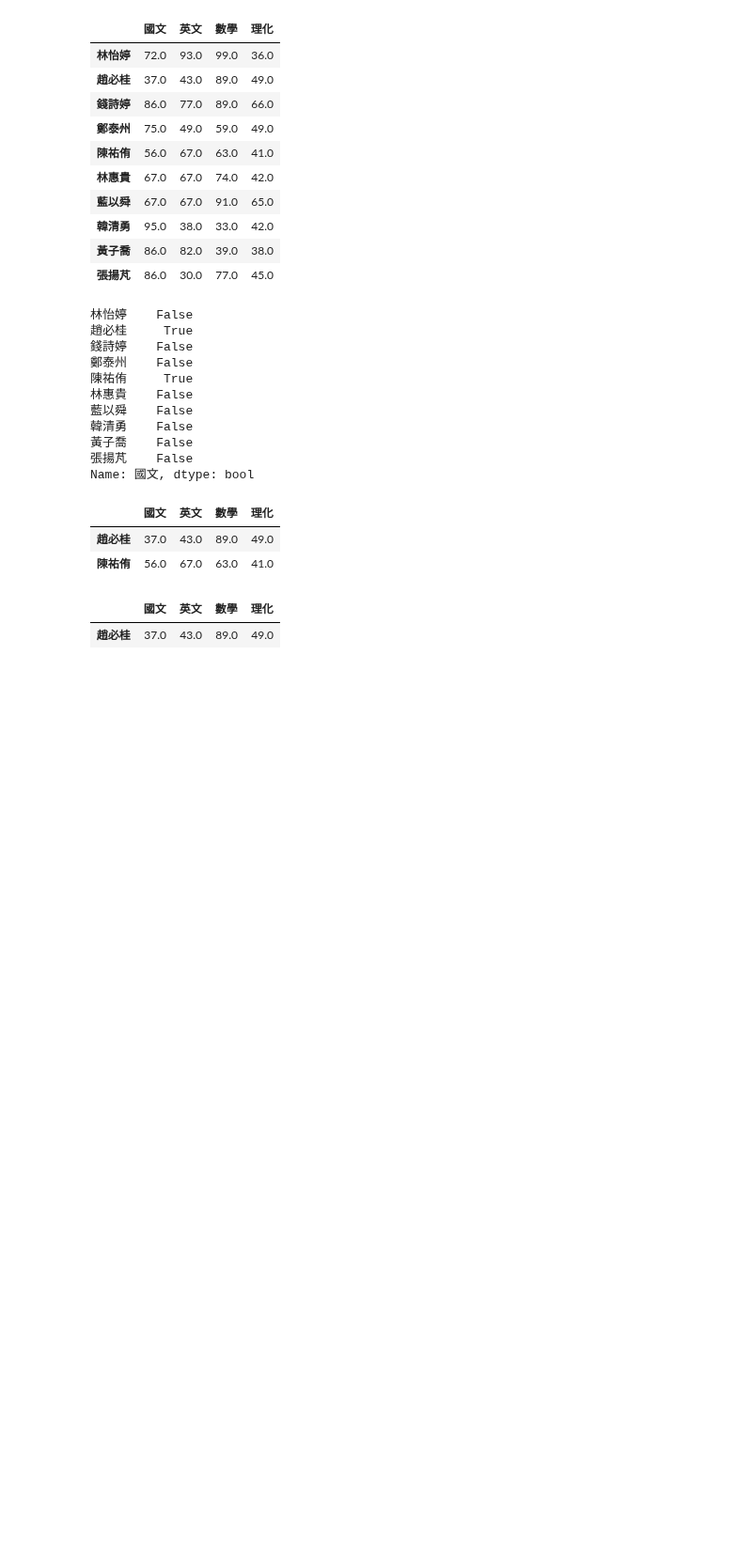
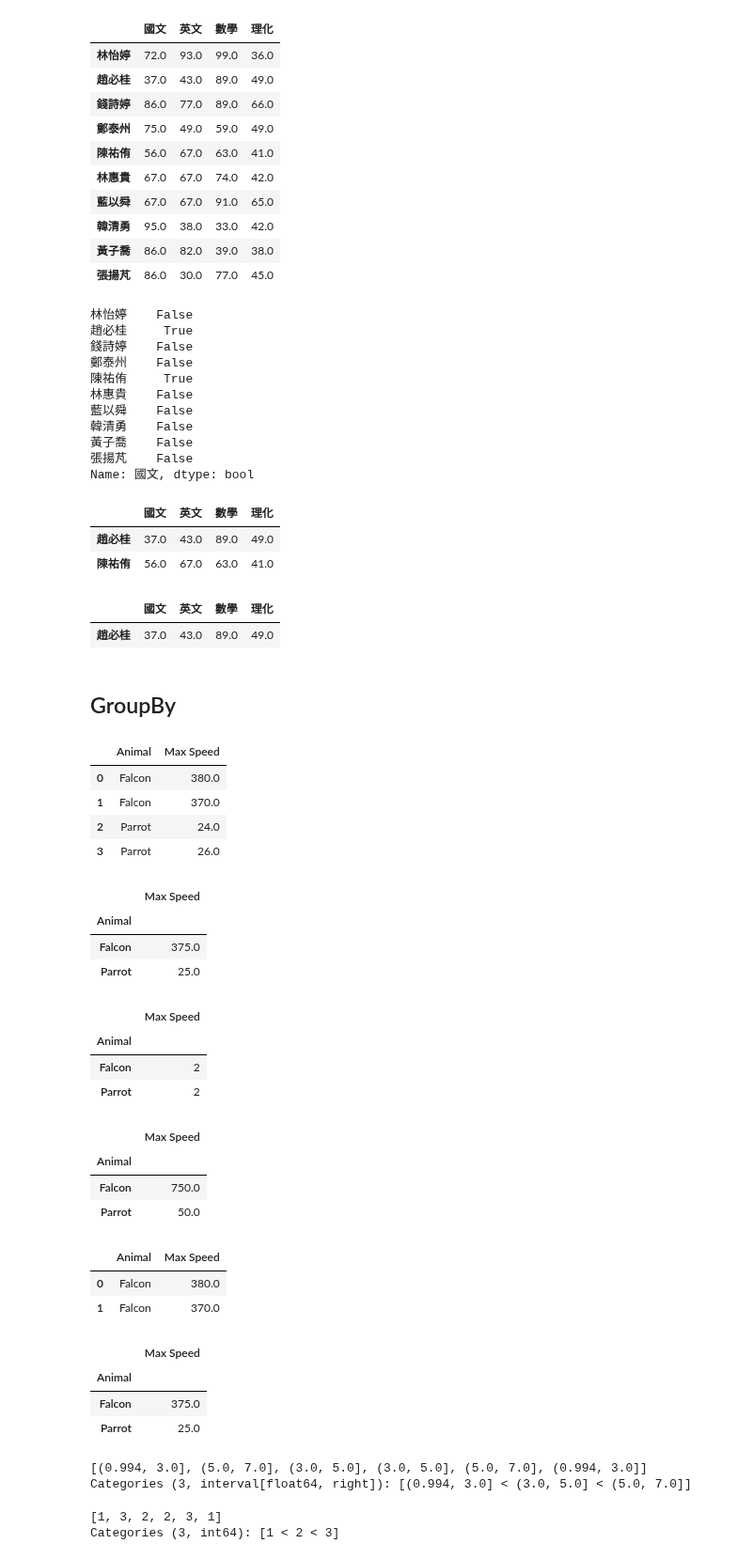
Before and after one commit to kevin1786/20220702-Python-K, a Jupyter notebook: DataFrame簡單操作.ipynb, the cells around one changed output. Shown at 94% size. Saved outputs shown, nothing was run; the diff lists cells and outputs as text; code cells hidden in the pictures; blank space fills up the shorter version.

```diff
--- a/DataFrame簡單操作.ipynb
+++ b/DataFrame簡單操作.ipynb
@@ -248,3 +248,38 @@ df[(df['國文'] < 60) & (df['英文'] < 60)]
 # %% [output]
 |  | 國文 | 英文 | 數學 | 理化 |
 | 趙必桂 | 37.0 | 43.0 | 89.0 | 49.0 |
+# %% [markdown]
+## GroupBy
+# %%
+df = pd.DataFrame({'Animal': ['Falcon', 'Falcon',
+                              'Parrot', 'Parrot'],
+                   'Max Speed': [380., 370., 24., 26.]})
+# %%
+df
+# %% [output]
+|  | Animal | Max Speed |
+| 0 | Falcon | 380.0 |
+| 1 | Falcon | 370.0 |
+| 2 | Parrot | 24.0 |
+| 3 | Parrot | 26.0 |
+# %%
+df.groupby(['Animal']).mean()
+# %% [output]
+|  | Max Speed |
+| Animal |  |
+| Falcon | 375.0 |
+| Parrot | 25.0 |
+# %%
+df.groupby(['Animal']).count()
+# %% [output]
+|  | Max Speed |
+| Animal |  |
+| Falcon | 2 |
+| Parrot | 2 |
+# %%
+df.groupby(['Animal']).sum()
+# %% [output]
+|  | Max Speed |
+| Animal |  |
+| Falcon | 750.0 |
+| Parrot | 50.0 |
@@ -250,0 +288,23 @@ df[(df['國文'] < 60) & (df['英文'] < 60)]
+# %%
+groups.get_group('Falcon')
+# %% [output]
+|  | Animal | Max Speed |
+| 0 | Falcon | 380.0 |
+| 1 | Falcon | 370.0 |
+# %%
+groups.mean()
+# %% [output]
+|  | Max Speed |
+| Animal |  |
+| Falcon | 375.0 |
+| Parrot | 25.0 |
+# %%
+pd.cut(np.array([1, 7, 5, 4, 6, 3]), 3)
+# %% [output]
+[(0.994, 3.0], (5.0, 7.0], (3.0, 5.0], (3.0, 5.0], (5.0, 7.0], (0.994, 3.0]]
+Categories (3, interval[float64, right]): [(0.994, 3.0] < (3.0, 5.0] < (5.0, 7.0]]
+# %%
+pd.cut(np.array([1, 7, 5, 4, 6, 3]), 3, labels=[1, 2, 3])
+# %% [output]
+[1, 3, 2, 2, 3, 1]
+Categories (3, int64): [1 < 2 < 3]
```
Also changed, not shown: parts of 1 cell of this notebook.
